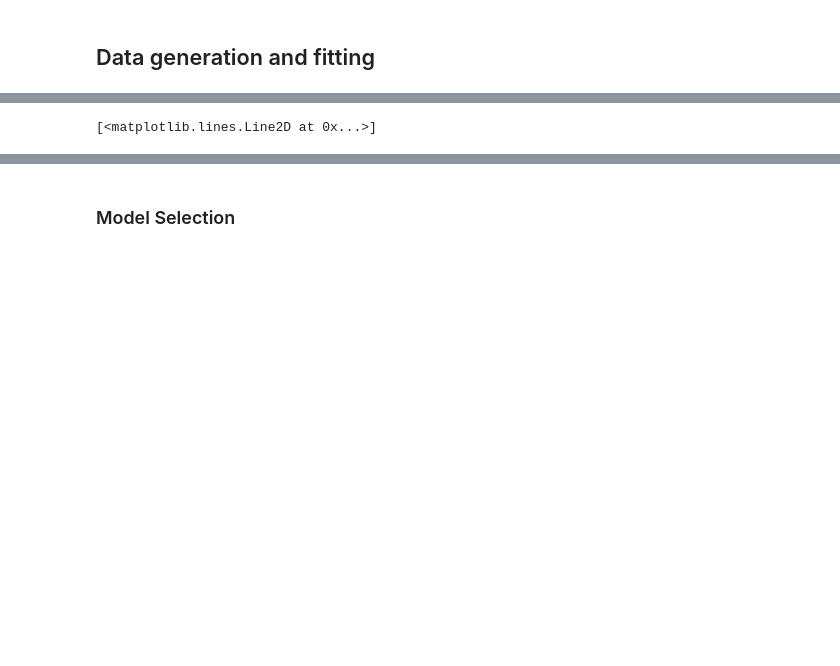
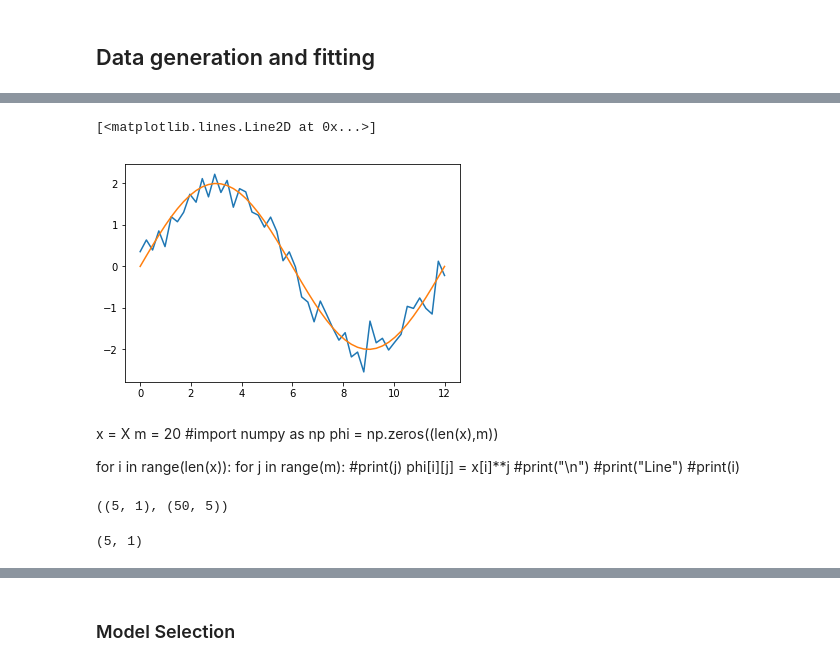
Before and after one commit to filipepfarias/Intro_to_GP, a Jupyter notebook: bayesian_linear_regression/training_and_validation.ipynb, the cells around one changed output, grey strips where cells are left out. Saved outputs shown, nothing was run; the diff lists cells and outputs as text; code cells hidden in the pictures; blank space fills up the shorter version.

```diff
--- a/bayesian_linear_regression/training_and_validation.ipynb
+++ b/bayesian_linear_regression/training_and_validation.ipynb
@@ -7,8 +11,11 @@ import matplotlib.pyplot as plt
 %matplotlib notebook
 # %%
 %run dataset_generator.py
+# %%
+no = 50
 # %%
 def f(x):
-    return np.sin(x)*x + np.cos(x) + np.log(x+0.3)*(0.2)/np.exp(x+0.3)
+    pi = np.pi
+    return 2*np.sin((1/6) *pi*x) #+ 1e-2*np.exp(x**0.75) + 0.5*x
 # %%
 def basis(x,m):
@@ -18,8 +24,8 @@ def basis(x,m):
     return y
 # %%
-X,Y,t,e = dataset_generator(0,12,1e3,0,0.5**2,f)
+X,Y,t,e = dataset_generator(0,12,no,0,0.5**2,f)
 # %%
 plt.figure()
-#plt.plot(X,y_pred)
+plt.plot(X,t)
 plt.plot(X,Y)
 # %% [output]
@@ -28 +32,2 @@ plt.plot(X,Y)
 [<matplotlib.lines.Line2D at 0x...>]
+[figure, added]
@@ -30,0 +34,29 @@ y_pred,W = linear_regressor(X,t,basis,10)
+# %% [markdown]
+x = X
+m = 20
+#import numpy as np
+phi = np.zeros((len(x),m))
+
+for i in range(len(x)):
+    for j in range(m):
+        #print(j)
+        phi[i][j] = x[i]**j
+        #print("\n")
+        #print("Line")
+        #print(i)
+# %%
+x = X
+m = 5
+#import numpy as np
+phi = np.array([x**j for j in range(m)])
+phi = np.reshape(phi.T,(len(x),m))
+W = np.linalg.pinv(phi)@t
+W.shape, phi.shape
+# %% [output]
+((5, 1), (50, 5))
+# %%
+w = tfp.math.pinv(phi)
+w = tf.Session().run(w)@t
+w.shape
+# %% [output]
+(5, 1)
```
Also changed, not shown: parts of 9 cells of this notebook, 8 other files.
